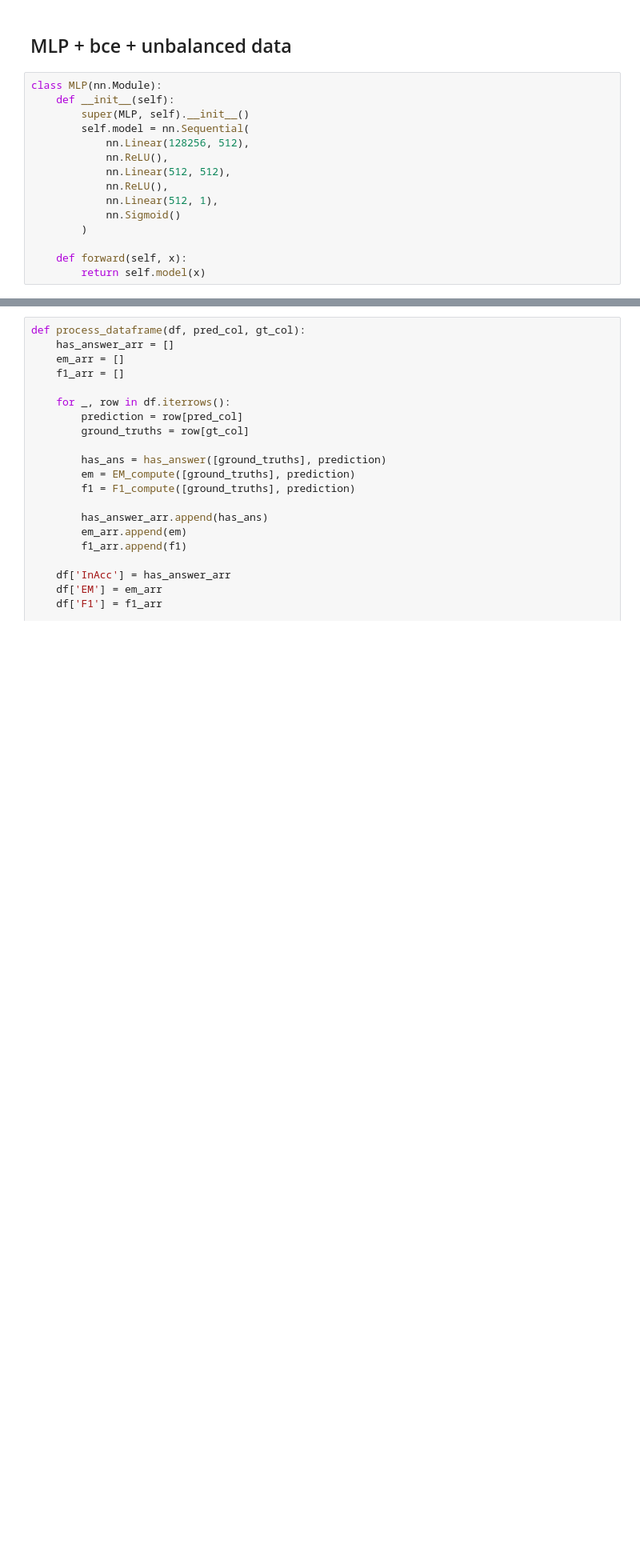
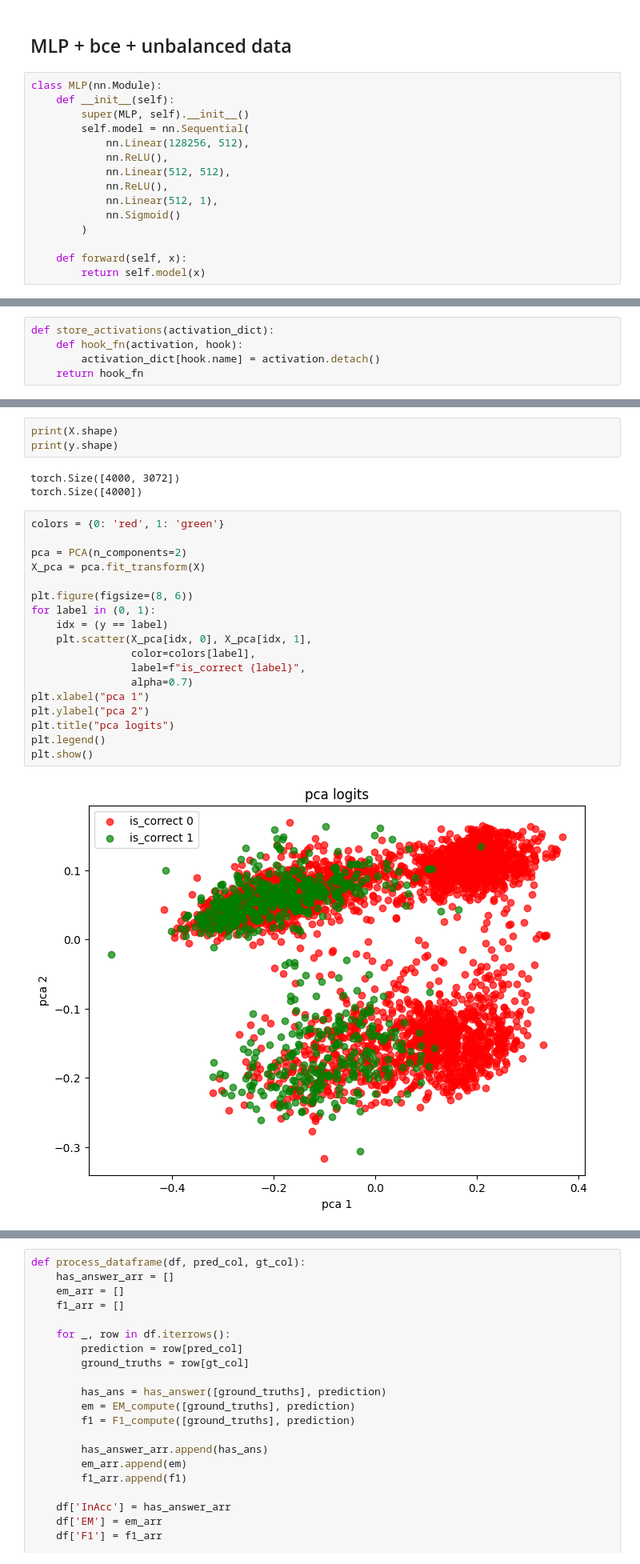
Before and after one commit to sashaboriskin/rag_routing, a Jupyter notebook: notebooks/answer_forward_logreg.ipynb, the cells around one changed output, grey strips where cells are left out. Shown at 80% size. Saved outputs shown, nothing was run; the diff lists cells and outputs as text; blank space fills up the shorter version.

Commit message:
Add new classifiers on different activations

```diff
--- a/notebooks/answer_forward_logreg.ipynb
+++ b/notebooks/answer_forward_logreg.ipynb
@@ -767,0 +856,5 @@ preds_df = call_rag(preds_df, y_pred, 'mlp_head_logits')
+# %%
+def store_activations(activation_dict):
+    def hook_fn(activation, hook):
+        activation_dict[hook.name] = activation.detach()
+    return hook_fn
@@ -767,0 +889,26 @@ preds_df = call_rag(preds_df, y_pred, 'mlp_head_logits')
+# %%
+print(X.shape)
+print(y.shape)
+# %% [output]
+torch.Size([4000, 3072])
+torch.Size([4000])
+# %%
+colors = {0: 'red', 1: 'green'}
+
+pca = PCA(n_components=2)
+X_pca = pca.fit_transform(X)
+
+plt.figure(figsize=(8, 6))
+for label in (0, 1):
+    idx = (y == label)
+    plt.scatter(X_pca[idx, 0], X_pca[idx, 1],
+                color=colors[label],
+                label=f"is_correct {label}",
+                alpha=0.7)
+plt.xlabel("pca 1")
+plt.ylabel("pca 2")
+plt.title("pca logits")
+plt.legend()
+plt.show()
+# %% [output]
+[figure, added]
```
Also changed, not shown: parts of 67 cells of this notebook.
